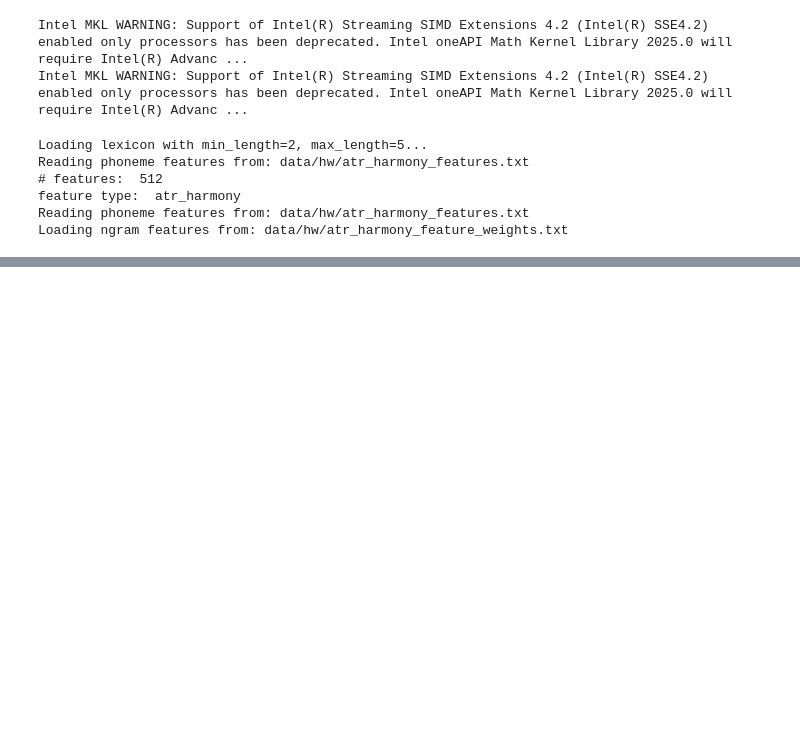
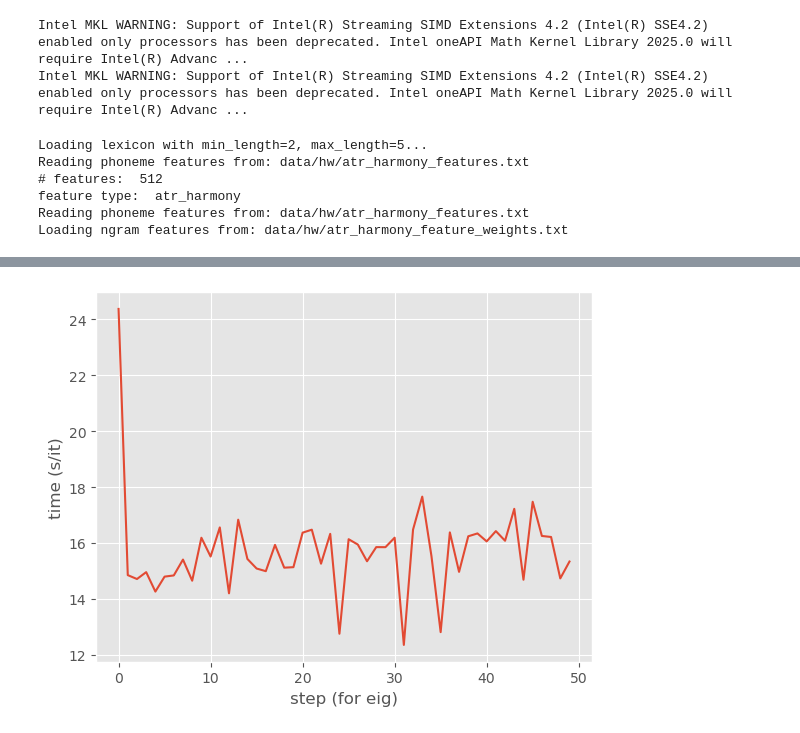
Before and after one commit to jacobandreas/lm-informants, a Jupyter notebook: skeleton.ipynb, the cells around one changed output, grey strips where cells are left out. Cells and saved outputs as stored; diff of their text form; code cells hidden in the pictures; blank space fills up the shorter version.

```diff
--- a/skeleton.ipynb
+++ b/skeleton.ipynb
@@ -191,0 +176,30 @@ eig_train_mixed
+# %%
+import time
+
+seed=0
+torch.manual_seed(seed)
+random.seed(seed)
+np.random.seed(seed)
+dataset.random.seed(seed)
+
+learner = BayesianLearner(
+    dataset,
+    seed=seed,
+    strategy="eig",
+    linear_train_dataset=dataset.data,
+    index_of_next_item=0,
+    feature_type=feature_type,
+    phoneme_feature_file=phoneme_feature_path,
+    track_params=False
+)
+learner.initialize()
+
+n = 50
+times = []
+for i in range(n):
+    t1 = time.time()
+    cand = learner.propose(n_candidates)
+    judgment = informant.judge(cand)
+    learner.observe(cand, judgment)
+    times.append(time.time() - t1)
+    print(i, times[-1])
@@ -192,3 +261,10 @@ eig_train_mixed
+# %%
+plt.plot(range(n), times)
+plt.xlabel("step (for eig)")
+plt.ylabel("time (s/it)")
+plt.savefig("time_per_step.pdf", bbox_inches="tight")
+# %% [output]
+[figure, added]
 # %%
 data = pd.read_csv(csv)
 plt.style.use("ggplot")
```
Also changed, not shown: parts of 8 cells of this notebook, 2 other files.
